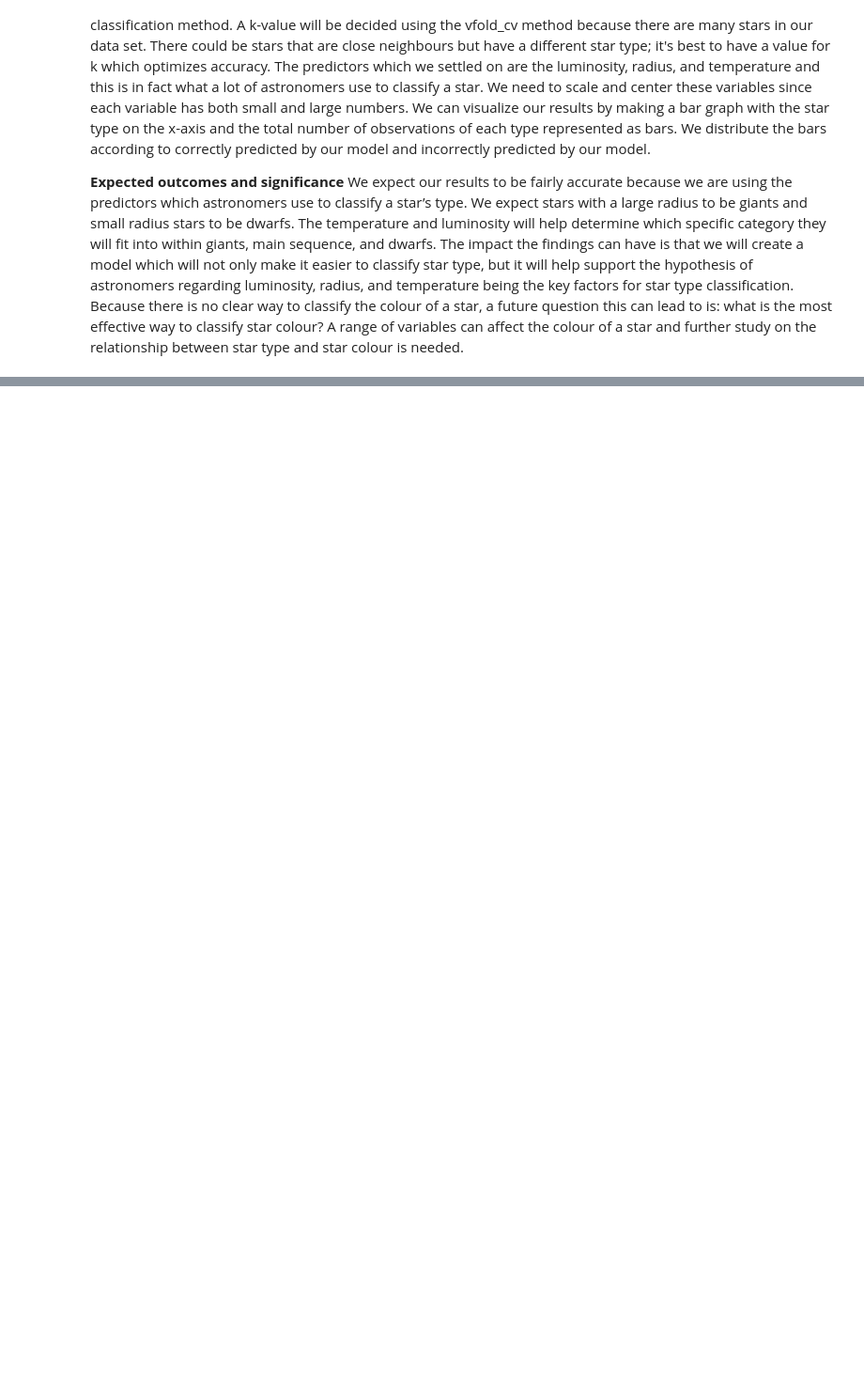
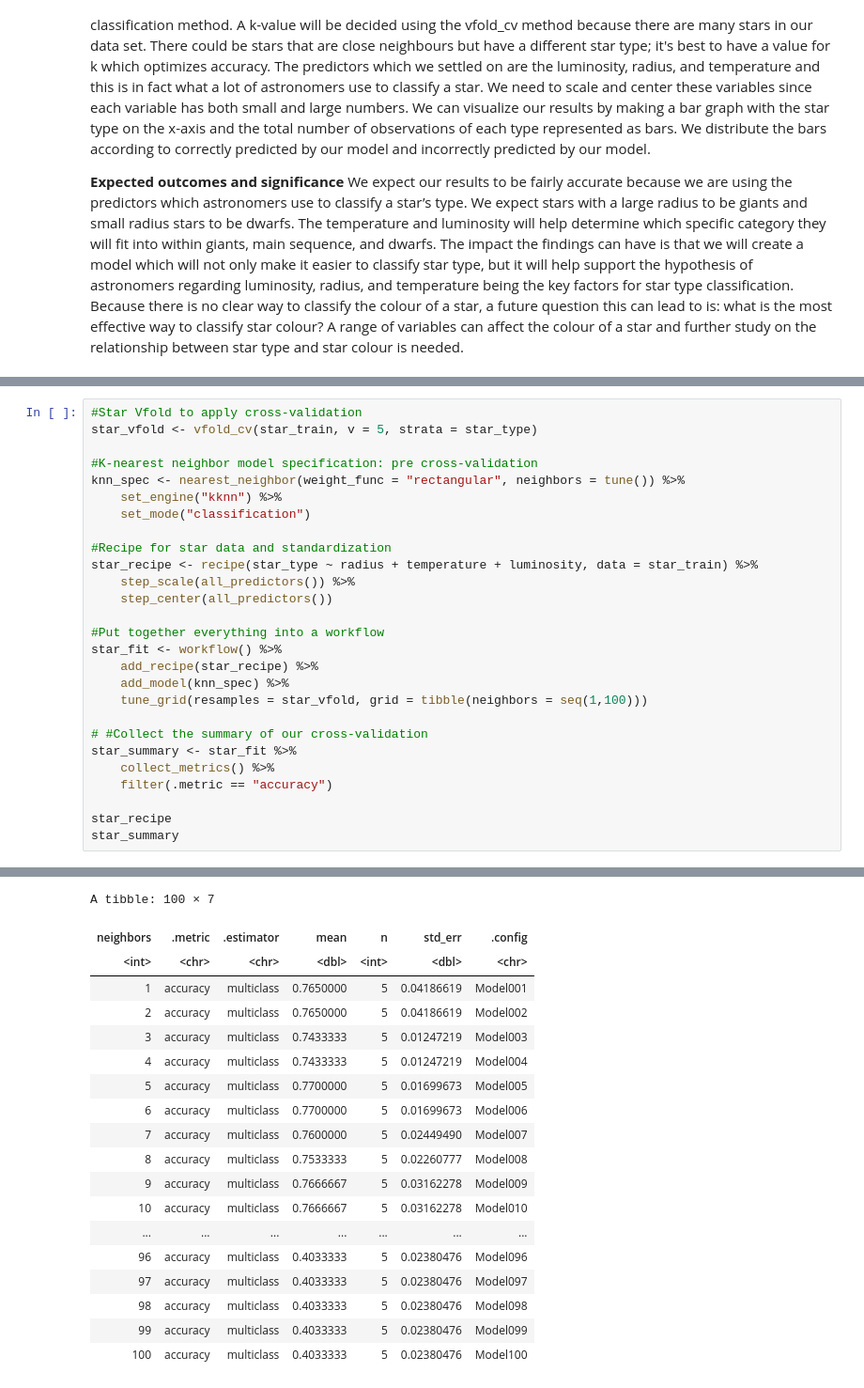
Before and after one commit to KarnS1o3/DSCI-project, a Jupyter notebook: Group_Project_proposal.ipynb, the cells around one changed output, grey strips where cells are left out. Shown: that part at 94% size. Drawn from its saved outputs; the diff is of its cells as text; blank space fills up the shorter version.

```diff
--- a/Group_Project_proposal.ipynb
+++ b/Group_Project_proposal.ipynb
@@ -136,0 +122,28 @@ A tibble: 6 × 5
+# %%
+#Star Vfold to apply cross-validation
+star_vfold <- vfold_cv(star_train, v = 5, strata = star_type)
+
+#K-nearest neighbor model specification: pre cross-validation
+knn_spec <- nearest_neighbor(weight_func = "rectangular", neighbors = tune()) %>%
+    set_engine("kknn") %>%
+    set_mode("classification")
+
+#Recipe for star data and standardization
+star_recipe <- recipe(star_type ~ radius + temperature + luminosity, data = star_train) %>%
+    step_scale(all_predictors()) %>%
+    step_center(all_predictors())
+
+#Put together everything into a workflow
+star_fit <- workflow() %>%
+    add_recipe(star_recipe) %>%
+    add_model(knn_spec) %>%
+    tune_grid(resamples = star_vfold, grid = tibble(neighbors = seq(1,100)))
+
+# #Collect the summary of our cross-validation
+star_summary <- star_fit %>%
+    collect_metrics() %>%
+    filter(.metric == "accuracy")
+
+star_recipe
+star_summary
+# %% [output]
@@ -136,0 +162,19 @@ A tibble: 6 × 5
+A tibble: 100 × 7
+| neighbors | .metric | .estimator | mean | n | std_err | .config |
+| <int> | <chr> | <chr> | <dbl> | <int> | <dbl> | <chr> |
+| 1 | accuracy | multiclass | 0.7650000 | 5 | 0.04186619 | Model001 |
+| 2 | accuracy | multiclass | 0.7650000 | 5 | 0.04186619 | Model002 |
+| 3 | accuracy | multiclass | 0.7433333 | 5 | 0.01247219 | Model003 |
+| 4 | accuracy | multiclass | 0.7433333 | 5 | 0.01247219 | Model004 |
+| 5 | accuracy | multiclass | 0.7700000 | 5 | 0.01699673 | Model005 |
+| 6 | accuracy | multiclass | 0.7700000 | 5 | 0.01699673 | Model006 |
+| 7 | accuracy | multiclass | 0.7600000 | 5 | 0.02449490 | Model007 |
+| 8 | accuracy | multiclass | 0.7533333 | 5 | 0.02260777 | Model008 |
+| 9 | accuracy | multiclass | 0.7666667 | 5 | 0.03162278 | Model009 |
+| 10 | accuracy | multiclass | 0.7666667 | 5 | 0.03162278 | Model010 |
+| ... | ... | ... | ... | ... | ... | ... |
+| 96 | accuracy | multiclass | 0.4033333 | 5 | 0.02380476 | Model096 |
+| 97 | accuracy | multiclass | 0.4033333 | 5 | 0.02380476 | Model097 |
+| 98 | accuracy | multiclass | 0.4033333 | 5 | 0.02380476 | Model098 |
+| 99 | accuracy | multiclass | 0.4033333 | 5 | 0.02380476 | Model099 |
+| 100 | accuracy | multiclass | 0.4033333 | 5 | 0.02380476 | Model100 |
```
Also changed, not shown: parts of 4 cells of this notebook.
